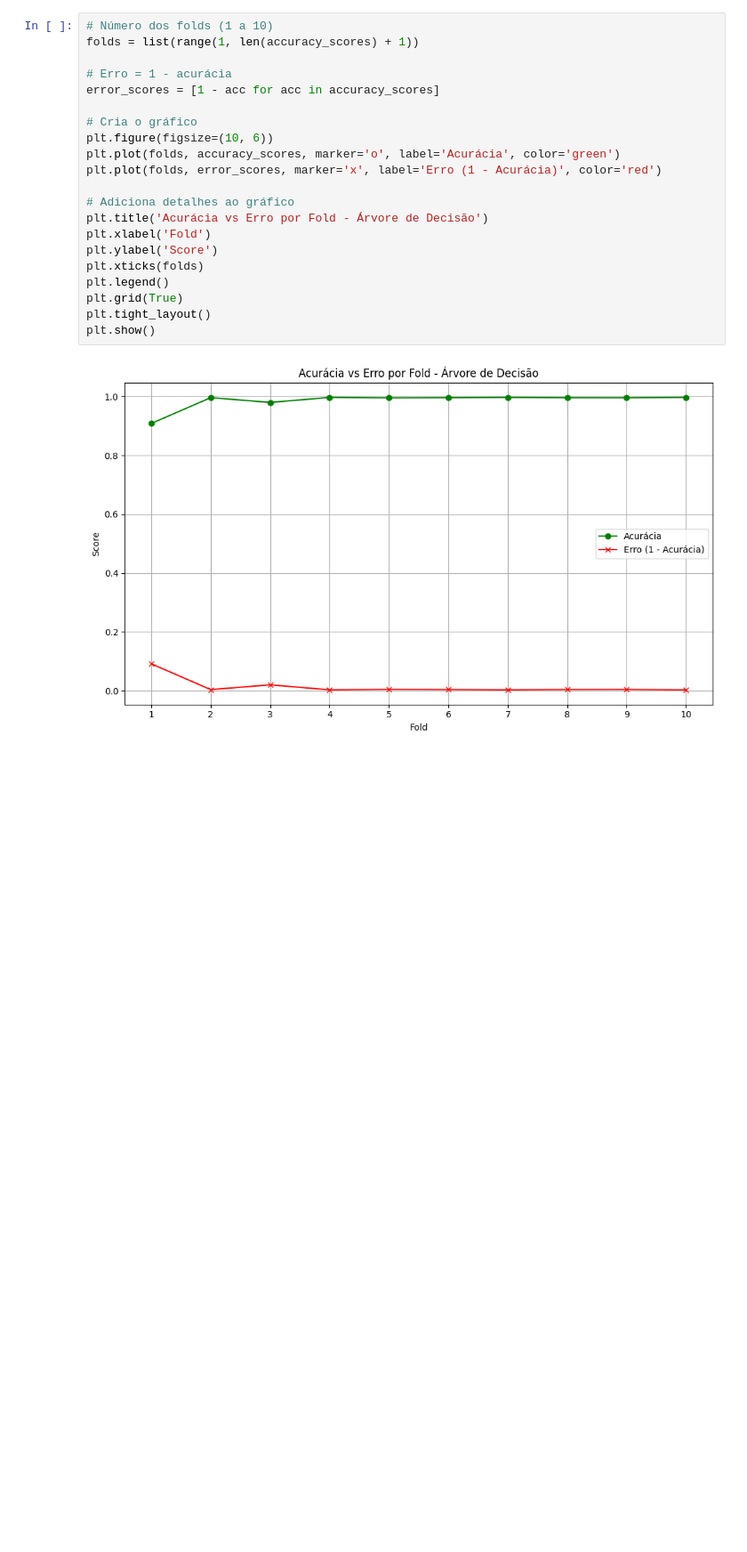
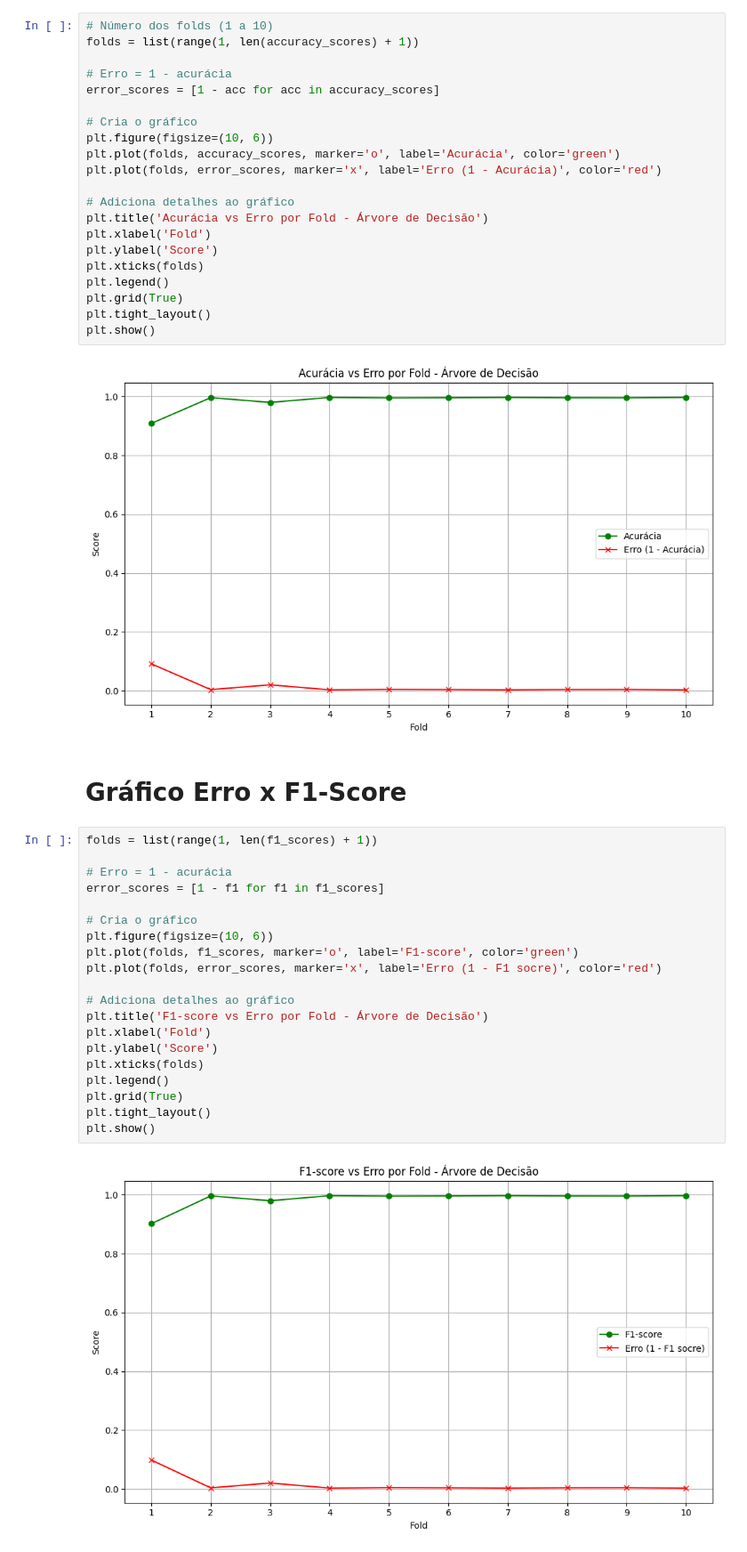
Before and after one commit to rafyzzs/tpia, a Jupyter notebook: ia.ipynb, the cells around one changed output. Shown at 89% size. Cells and saved outputs as stored; diff of their text form; blank space fills up the shorter version.

Commit message:
grafico f1 score

```diff
--- a/ia.ipynb
+++ b/ia.ipynb
@@ -334,3 +334,27 @@ plt.tight_layout()
 plt.show()
 # %% [output]
 [figure]
+# %% [markdown]
+# Gráfico Erro x F1-Score
+# %%
+folds = list(range(1, len(f1_scores) + 1))
+
+# Erro = 1 - acurácia
+error_scores = [1 - f1 for f1 in f1_scores]
+
+# Cria o gráfico
+plt.figure(figsize=(10, 6))
+plt.plot(folds, f1_scores, marker='o', label='F1-score', color='green')
+plt.plot(folds, error_scores, marker='x', label='Erro (1 - F1 socre)', color='red')
+
+# Adiciona detalhes ao gráfico
+plt.title('F1-score vs Erro por Fold - Árvore de Decisão')
+plt.xlabel('Fold')
+plt.ylabel('Score')
+plt.xticks(folds)
+plt.legend()
+plt.grid(True)
+plt.tight_layout()
+plt.show()
+# %% [output]
+[figure, added]
```
